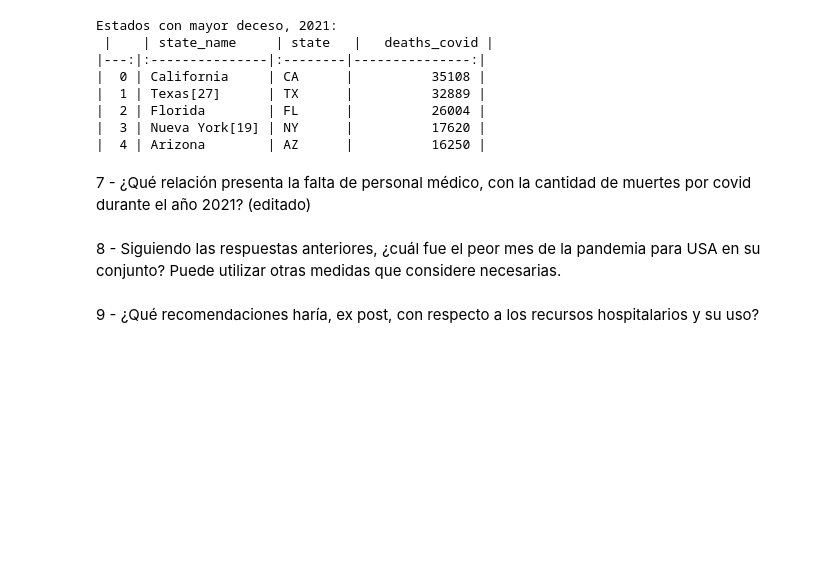
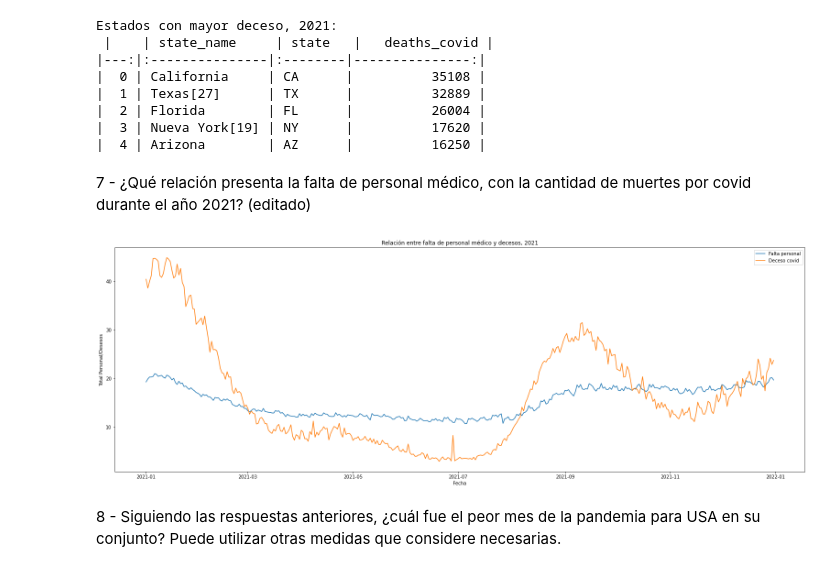
Before and after one commit to soyHenry/DS-PI-ProyectoIndividual, a Jupyter notebook: analisis.ipynb, the cells around one changed output. Drawn from its saved outputs; the diff is of its cells as text; code cells hidden in the pictures; blank space fills up the shorter version.

```diff
--- a/analisis.ipynb
+++ b/analisis.ipynb
@@ -536,3 +536,11 @@ Estados con mayor deceso, 2021:
 |  4 | Arizona        | AZ      |          16250 |
 # %% [markdown]
 7 - ¿Qué relación presenta la falta de personal médico, con la cantidad de muertes por covid durante el año 2021? (editado)
+# %%
+df07 = df.loc[:,['date', 'Year', 'deaths_covid', 'critical_staffing_shortage_today_yes']]
+df07 = df07.loc[(df07['Year'] == 2021)]
+# %%
+df07_a = df07.groupby('date')['deaths_covid'].mean()
+df07_a = df07_a.reset_index()
+df07_b = df07.groupby('date')['critical_staffing_shortage_today_yes'].mean()
+df07_b = df07_b.reset_index()
@@ -539,4 +553,13 @@ Estados con mayor deceso, 2021:
+# %%
+plt.figure(figsize=(27,9), facecolor='white')
+sns.lineplot(data=df07_b, x="date", y='critical_staffing_shortage_today_yes', palette='pastel')
+sns.lineplot(data=df07_a, x="date", y='deaths_covid', palette='pastel')
+plt.title('Relación entre falta de personal médico y decesos, 2021')
+plt.xlabel('Fecha')
+plt.ylabel('Total Personal/Desesos')
+plt.legend(['Falta personal', 'Deceso covid'], loc='upper right')
+plt.show()
+# %% [output]
+[figure, added]
 # %% [markdown]
 8 - Siguiendo las respuestas anteriores, ¿cuál fue el peor mes de la pandemia para USA en su conjunto? Puede utilizar otras medidas que considere necesarias.
-# %% [markdown]
-9 - ¿Qué recomendaciones haría, ex post, con respecto a los recursos hospitalarios y su uso?
```
Also changed, not shown: parts of 7 cells of this notebook, 2 other files.
